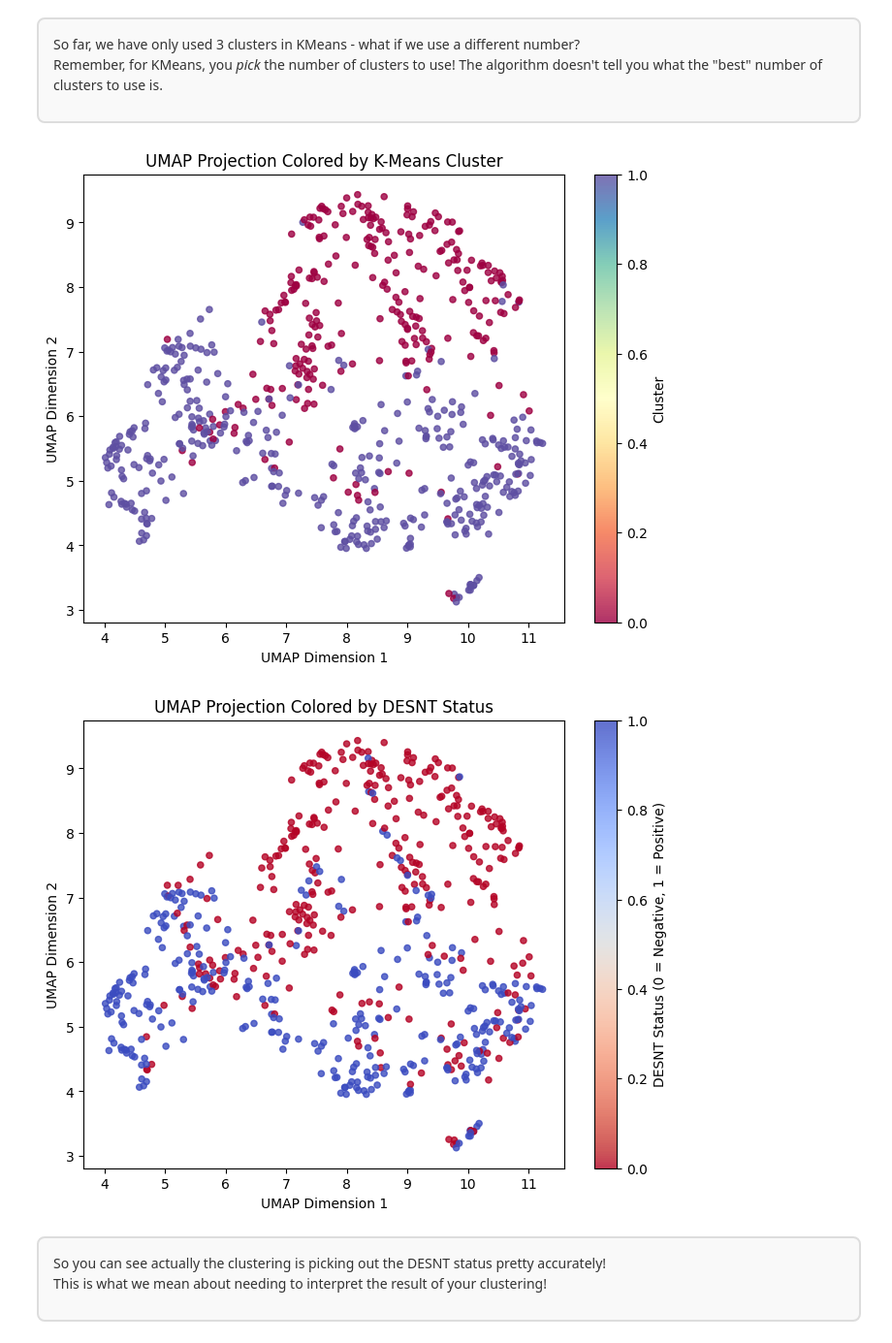
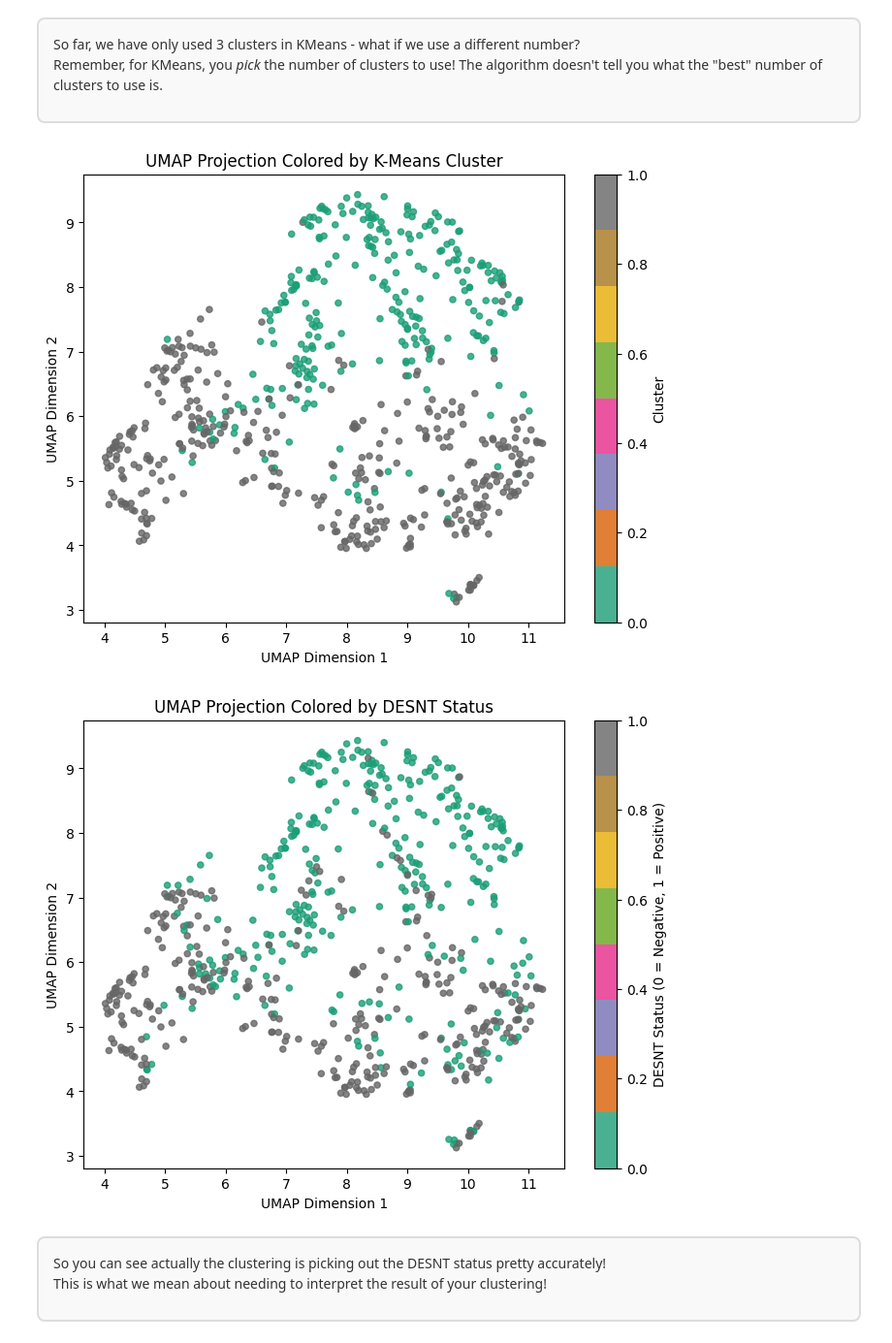
Before and after one commit to griffinfarrow/OXCEP-Precision-Dentistry, a Jupyter notebook: course_content/medicine/session_5/clustering.ipynb, the cells around one changed output. Shown at 97% size. Drawn from its saved outputs; the diff is of its cells as text; code cells hidden in the pictures.

```diff
--- a/course_content/medicine/session_5/clustering.ipynb
+++ b/course_content/medicine/session_5/clustering.ipynb
@@ -421,7 +421,7 @@ scatter = plt.scatter(
     X_umap[:, 0],         # UMAP dimension 1
     X_umap[:, 1],         # UMAP dimension 2
     c=df_copy['cluster'],  # Color by K-means cluster
-    cmap='Spectral',
+    cmap='Dark2',
     s=20,
     alpha=0.8
 )
@@ -432,29 +432,29 @@ plt.ylabel("UMAP Dimension 2")
 plt.colorbar(scatter, label='Cluster')
 plt.show()
 # %% [output]
-[figure, old version]
+[figure, new version]
 # %%
 # Convert DESNT_Status to numeric values: Positive=1, Negative=0
 color_vals = df['DESNT_Status'].map({'Negative': 0, 'Positive': 1})
 
 # Now plot with those numeric values
 plt.figure(figsize=(8, 6))
 scatter = plt.scatter(
     X_umap[:, 0],
     X_umap[:, 1],
     c=color_vals,
-    cmap='coolwarm_r',   # good for binary values
+    cmap='Dark2',   # good for binary values
     s=20,
     alpha=0.8
 )
 
 plt.title("UMAP Projection Colored by DESNT Status")
 plt.xlabel("UMAP Dimension 1")
 plt.ylabel("UMAP Dimension 2")
 plt.colorbar(scatter, label='DESNT Status (0 = Negative, 1 = Positive)')
 plt.show()
 # %% [output]
-[figure, old version]
+[figure, new version]
 # %% [markdown]
 <div style="border: 2px solid #ddd; background-color: #f9f9f9; padding: 15px; margin: 10px 0; border-radius: 8px; color: #333;">
 
```
Also changed, not shown: parts of 5 cells of this notebook, 1 other file.
